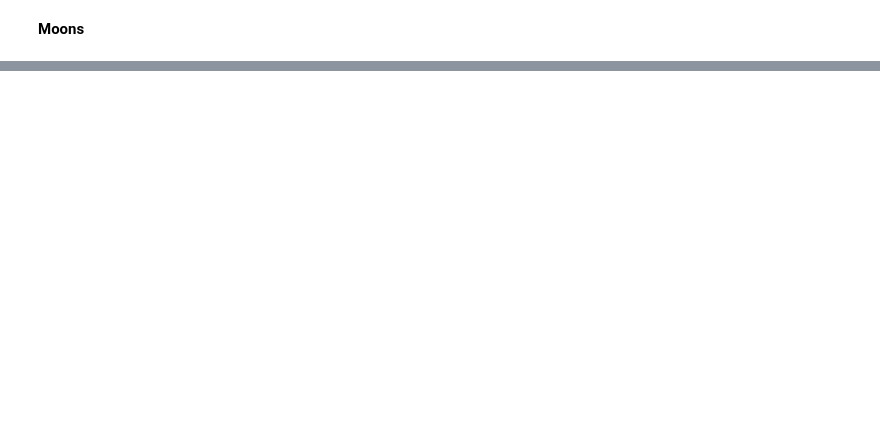
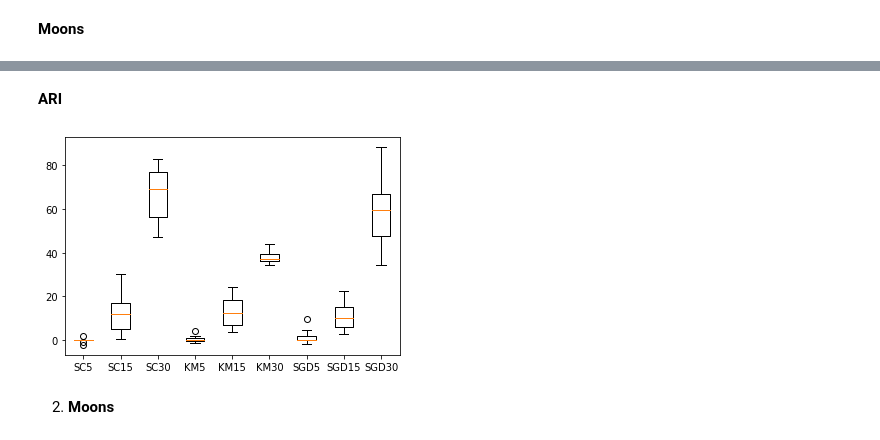
Before and after one commit to Bryan0122/PRI, a Jupyter notebook: PRI_Test2.ipynb, the cells around one changed output, grey strips where cells are left out. Saved outputs shown, nothing was run; the diff lists cells and outputs as text; code cells hidden in the pictures; blank space fills up the shorter version.

```diff
--- a/PRI_Test2.ipynb
+++ b/PRI_Test2.ipynb
@@ -604,0 +624,9 @@ y7
+# %% [markdown]
+**ARI**
+# %%
+plt.boxplot(Rari,labels=meth2)
+plt.show()
+# %% [output]
+[figure, added]
+# %% [markdown]
+2. **Moons**
```
Also changed, not shown: parts of 13 cells of this notebook.
